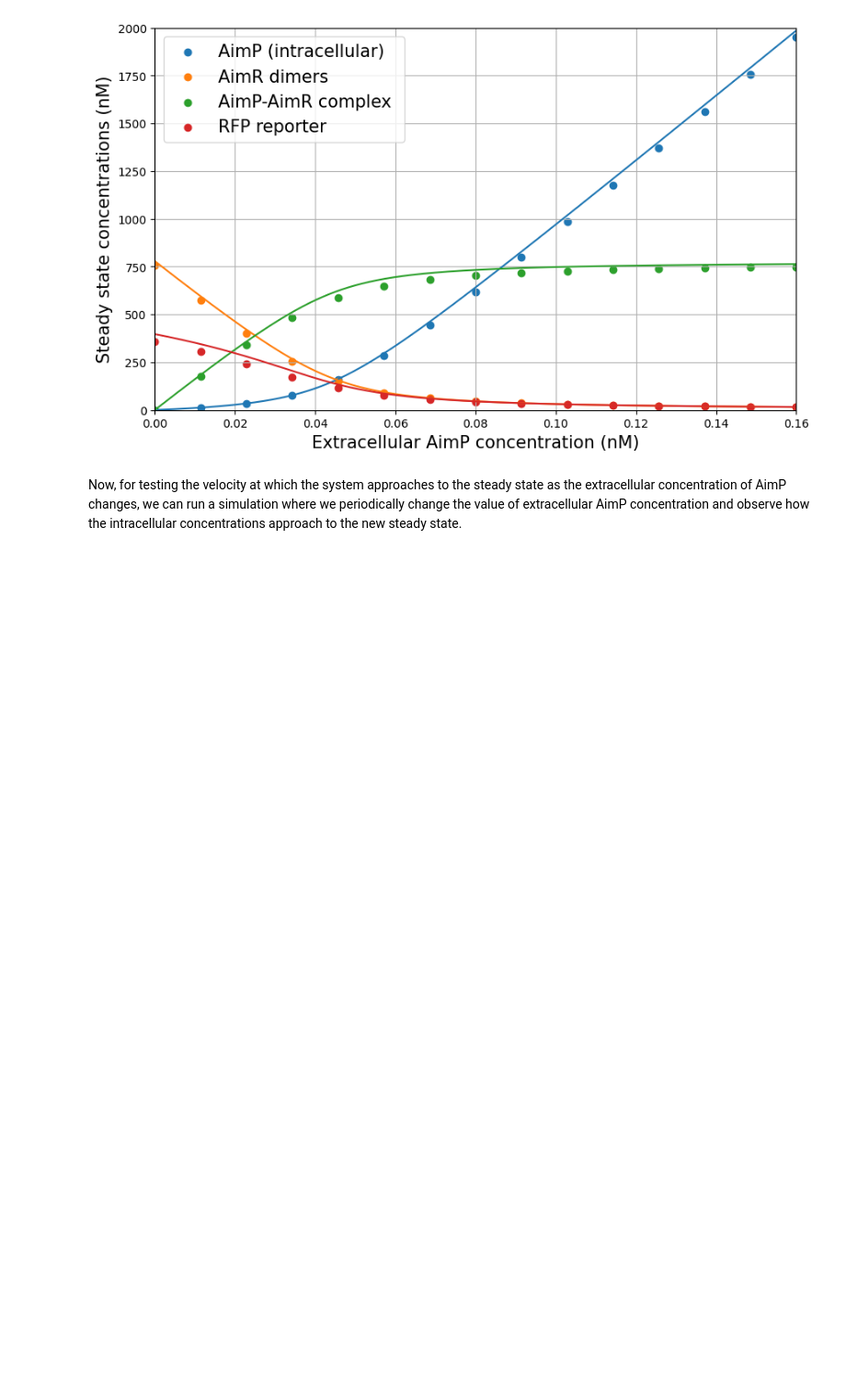
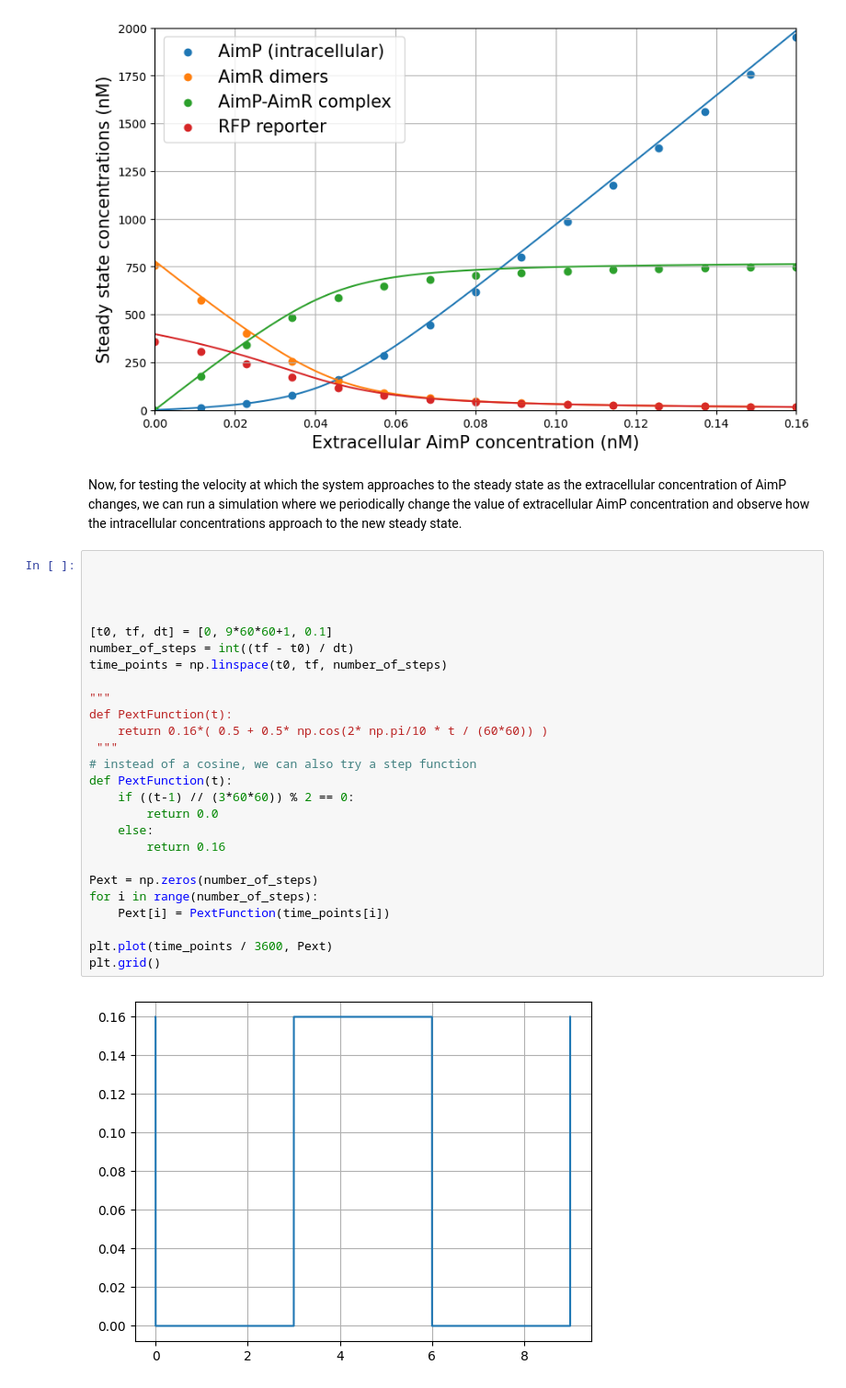
Before and after one commit to CritalMediumBlue/sharedWorkers, a Jupyter notebook: monolayer/steadystates.ipynb, the cells around one changed output. Shown at 92% size. Cells and saved outputs as stored; diff of their text form; blank space fills up the shorter version.

```diff
--- a/monolayer/steadystates.ipynb
+++ b/monolayer/steadystates.ipynb
@@ -477,4 +486,32 @@ plt.show()
 [figure]
 # %% [markdown]
 Now, for testing the velocity at which the system approaches to the steady state as the extracellular concentration of AimP changes, we can run a simulation where we periodically change the value of extracellular AimP concentration and observe how the intracellular concentrations approach to the new steady state.
+# %%
+
+
+
+
+[t0, tf, dt] = [0, 9*60*60+1, 0.1]
+number_of_steps = int((tf - t0) / dt)
+time_points = np.linspace(t0, tf, number_of_steps)
+
+"""
+def PextFunction(t):
+    return 0.16*( 0.5 + 0.5* np.cos(2* np.pi/10 * t / (60*60)) )
+ """
+# instead of a cosine, we can also try a step function
+def PextFunction(t):
+    if ((t-1) // (3*60*60)) % 2 == 0:
+        return 0.0
+    else:
+        return 0.16
+
+Pext = np.zeros(number_of_steps)
+for i in range(number_of_steps):
+    Pext[i] = PextFunction(time_points[i])
+
+plt.plot(time_points / 3600, Pext)
+plt.grid()
+# %% [output]
+[figure, added]
 # %%
```
Also changed, not shown: parts of 8 cells of this notebook, 4 other files.
